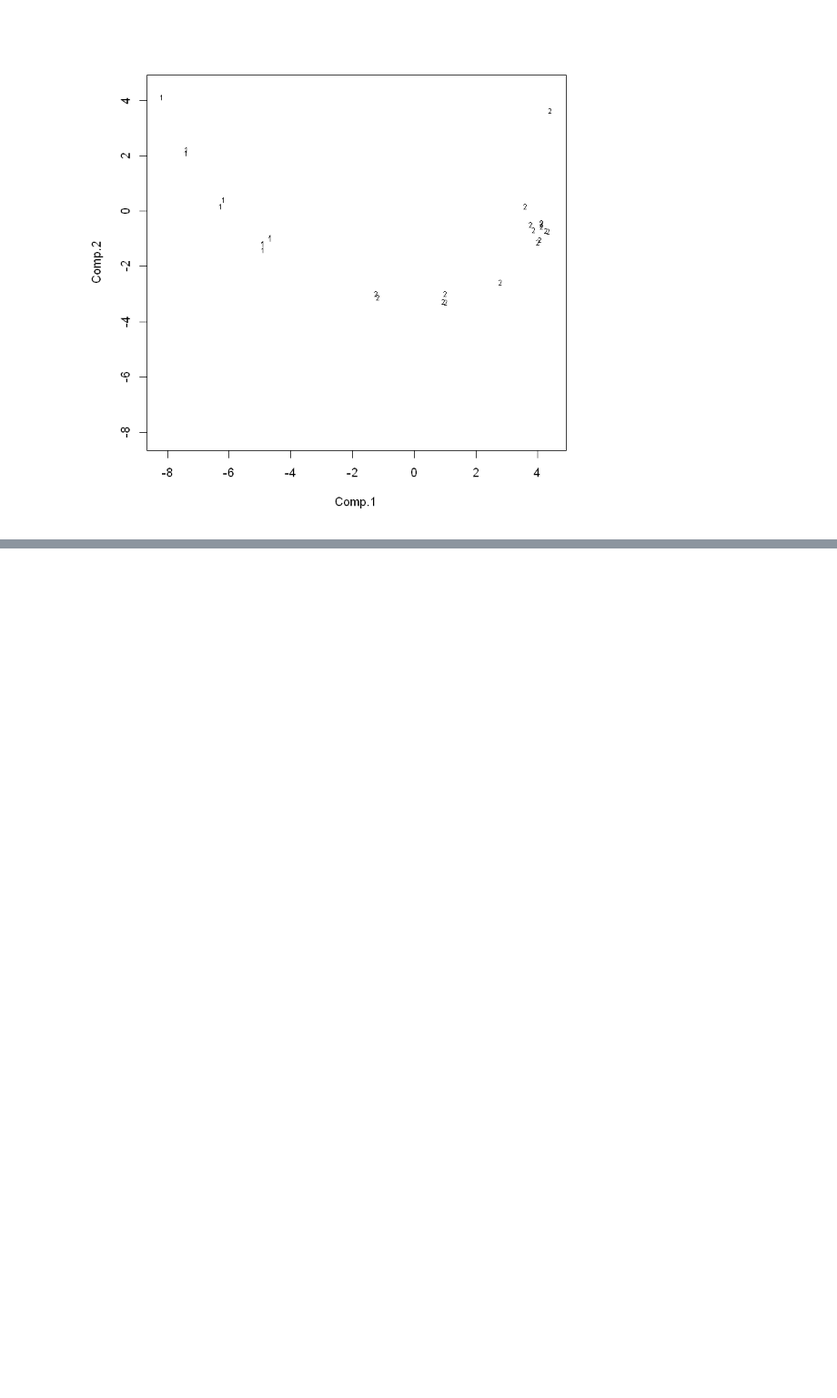
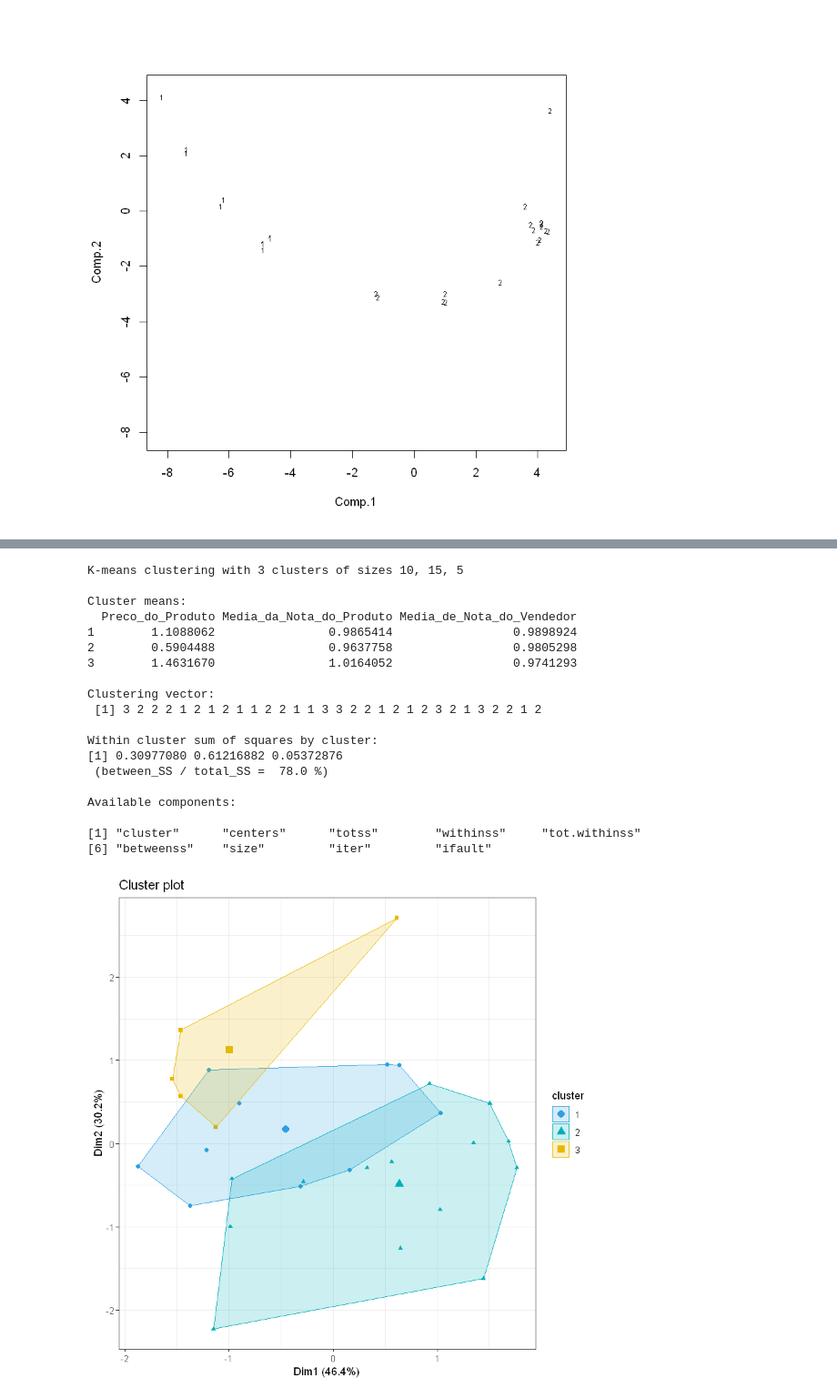
Before and after one commit to AspiranteAudaz/MetodosQuantiativos, a Jupyter notebook: Análise de Clusters/analise_clusters.ipynb, the cells around one changed output, grey strips where cells are left out. Shown at 91% size. Drawn from its saved outputs; the diff is of its cells as text; code cells hidden in the pictures; blank space fills up the shorter version.

Commit message:
Adição k-means

```diff
--- a/Análise de Clusters/analise_clusters.ipynb
+++ b/Análise de Clusters/analise_clusters.ipynb
@@ -126,0 +181,31 @@ text(body_pc$scores[,1:2], labels = lab, cex = 0.6)
+# %%
+base_e.km2=kmeans(base_e,3)
+base_e.km2
+
+fviz_cluster(base_e.km2, base_e,
+             palette = c("#2E9FDF", "#00AFBB", "#E7B800"),
+             geom = "point",
+             ellipse.type = "convex",
+             ggtheme = theme_bw()
+             )
+# %% [output]
+K-means clustering with 3 clusters of sizes 10, 15, 5
+
+Cluster means:
+  Preco_do_Produto Media_da_Nota_do_Produto Media_de_Nota_do_Vendedor
+1        1.1088062                0.9865414                 0.9898924
+2        0.5904488                0.9637758                 0.9805298
+3        1.4631670                1.0164052                 0.9741293
+
+Clustering vector:
+ [1] 3 2 2 2 1 2 1 2 1 1 2 2 1 1 3 3 2 2 1 2 1 2 3 2 1 3 2 2 1 2
+
+Within cluster sum of squares by cluster:
+[1] 0.30977080 0.61216882 0.05372876
+ (between_SS / total_SS =  78.0 %)
+
+Available components:
+
+[1] "cluster"      "centers"      "totss"        "withinss"     "tot.withinss"
+[6] "betweenss"    "size"         "iter"         "ifault"
+[figure, added]
```
Also changed, not shown: parts of 6 cells of this notebook.
